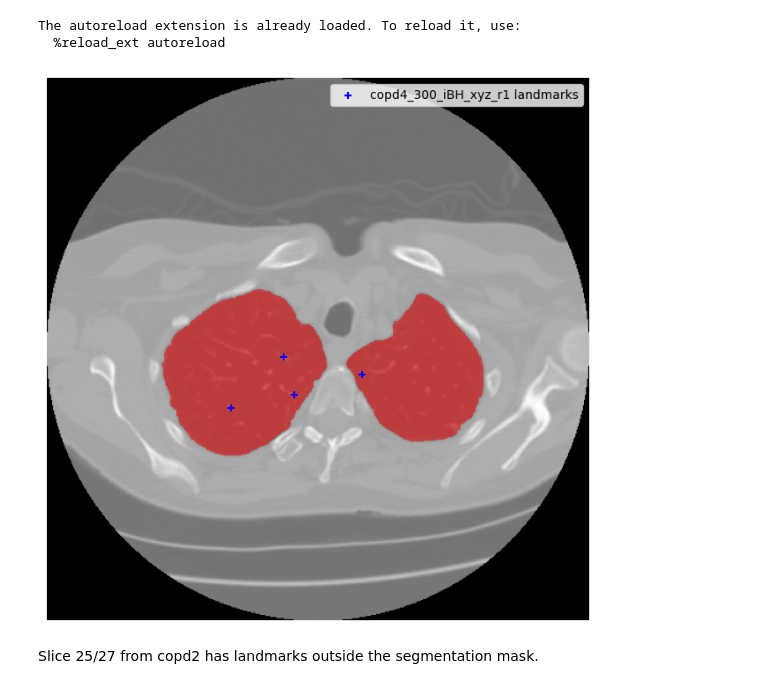
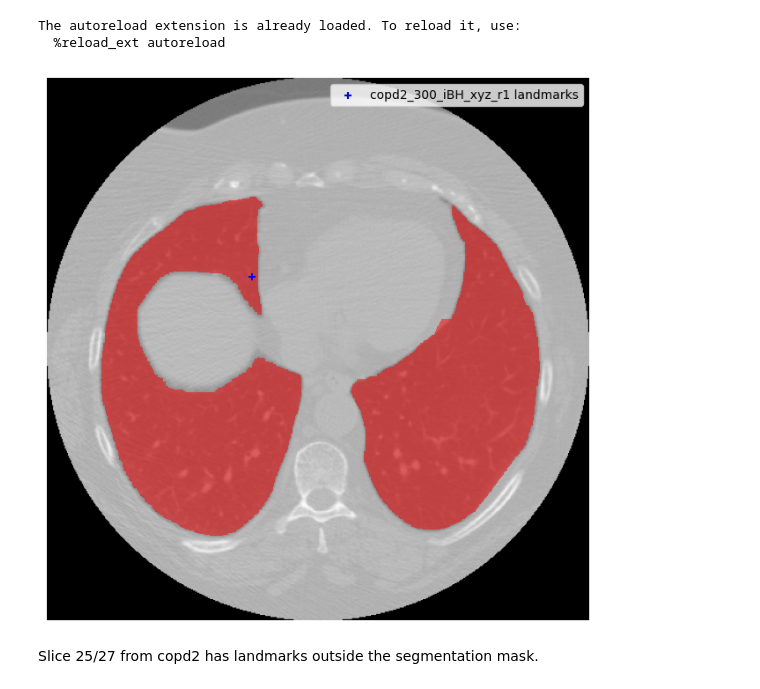
Before and after one commit to abdel-habib/COPDgene-CT-registration, a Jupyter notebook: notebooks/2.1_EDA_Landmarks.ipynb, the cells around one changed output. Cells and saved outputs as stored; diff of their text form; code cells hidden in the pictures.

Commit message:
more figures for report

```diff
--- a/notebooks/2.1_EDA_Landmarks.ipynb
+++ b/notebooks/2.1_EDA_Landmarks.ipynb
@@ -15,11 +15,11 @@ The autoreload extension is already loaded. To reload it, use:
   %reload_ext autoreload
 # %%
 visualize_landmarks(
-    slice_index = 21,
-    subject = "copd4",
+    slice_index = 74,
+    subject = "copd2",
 )
 # %% [output]
-[figure, old version]
+[figure, new version]
 # %% [markdown]
 Slice 25/27 from copd2 has landmarks outside the segmentation mask.
 # %%
```
Also changed, not shown: 6 other files.
